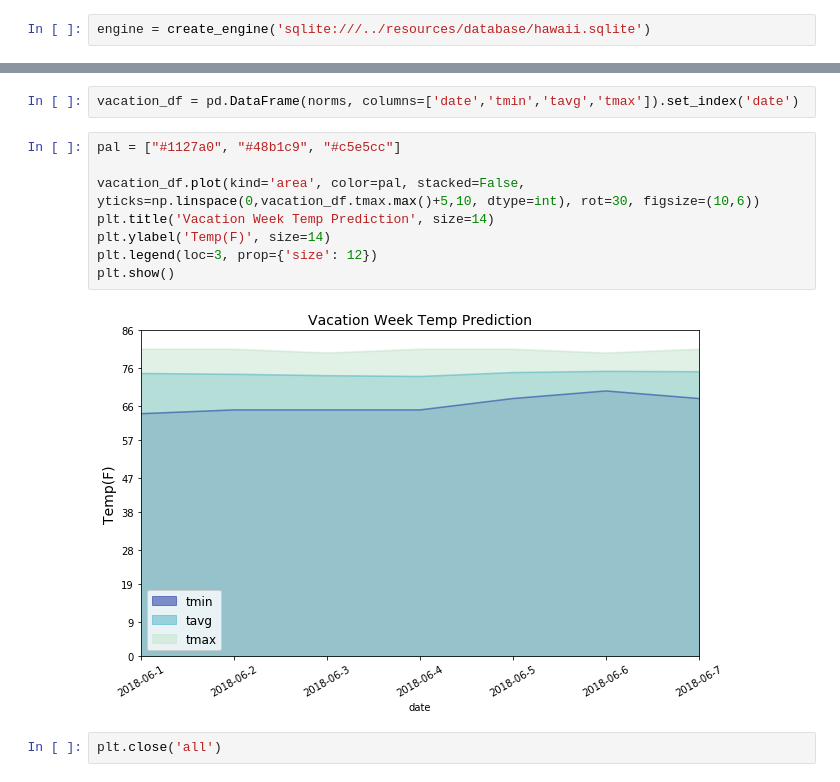
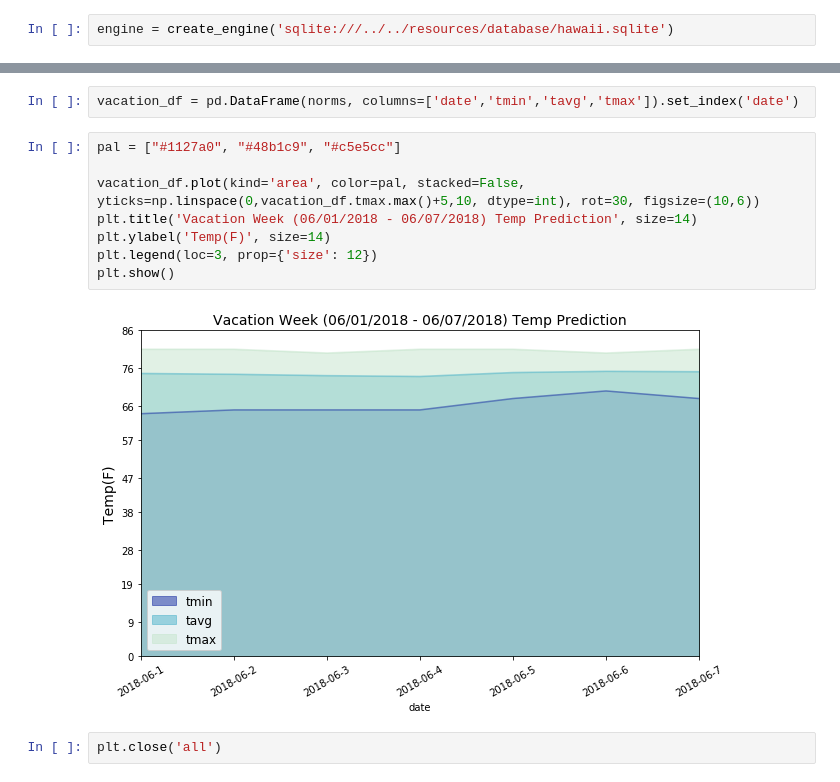
Before and after one commit to buitron/Honolulu_climate_analysis, a Jupyter notebook: solution/notebooks/climate_analysis.ipynb, the cells around one changed output, grey strips where cells are left out. Cells and saved outputs as stored; diff of their text form.

```diff
--- a/solution/notebooks/climate_analysis.ipynb
+++ b/solution/notebooks/climate_analysis.ipynb
@@ -7,7 +7,7 @@ from sqlalchemy.ext.automap import automap_base
 
 import matplotlib.pyplot as plt
 # %%
-engine = create_engine('sqlite:///../resources/database/hawaii.sqlite')
+engine = create_engine('sqlite:///../../resources/database/hawaii.sqlite')
 # %%
 inspector_gadget = inspect(engine)
 # %%
@@ -241,12 +204,12 @@ vacation_df = pd.DataFrame(norms, columns=['date','tmin','tavg','tmax']).set_ind
 # %%
 pal = ["#1127a0", "#48b1c9", "#c5e5cc"]
 
 vacation_df.plot(kind='area', color=pal, stacked=False, yticks=np.linspace(0,vacation_df.tmax.max()+5,10, dtype=int), rot=30, figsize=(10,6))
-plt.title('Vacation Week Temp Prediction', size=14)
+plt.title('Vacation Week (06/01/2018 - 06/07/2018) Temp Prediction', size=14)
 plt.ylabel('Temp(F)', size=14)
 plt.legend(loc=3, prop={'size': 12})
 plt.show()
 # %% [output]
-[figure, old version]
+[figure, new version]
 # %%
 plt.close('all')
```
Also changed, not shown: parts of 14 cells of this notebook, 8 other files.
